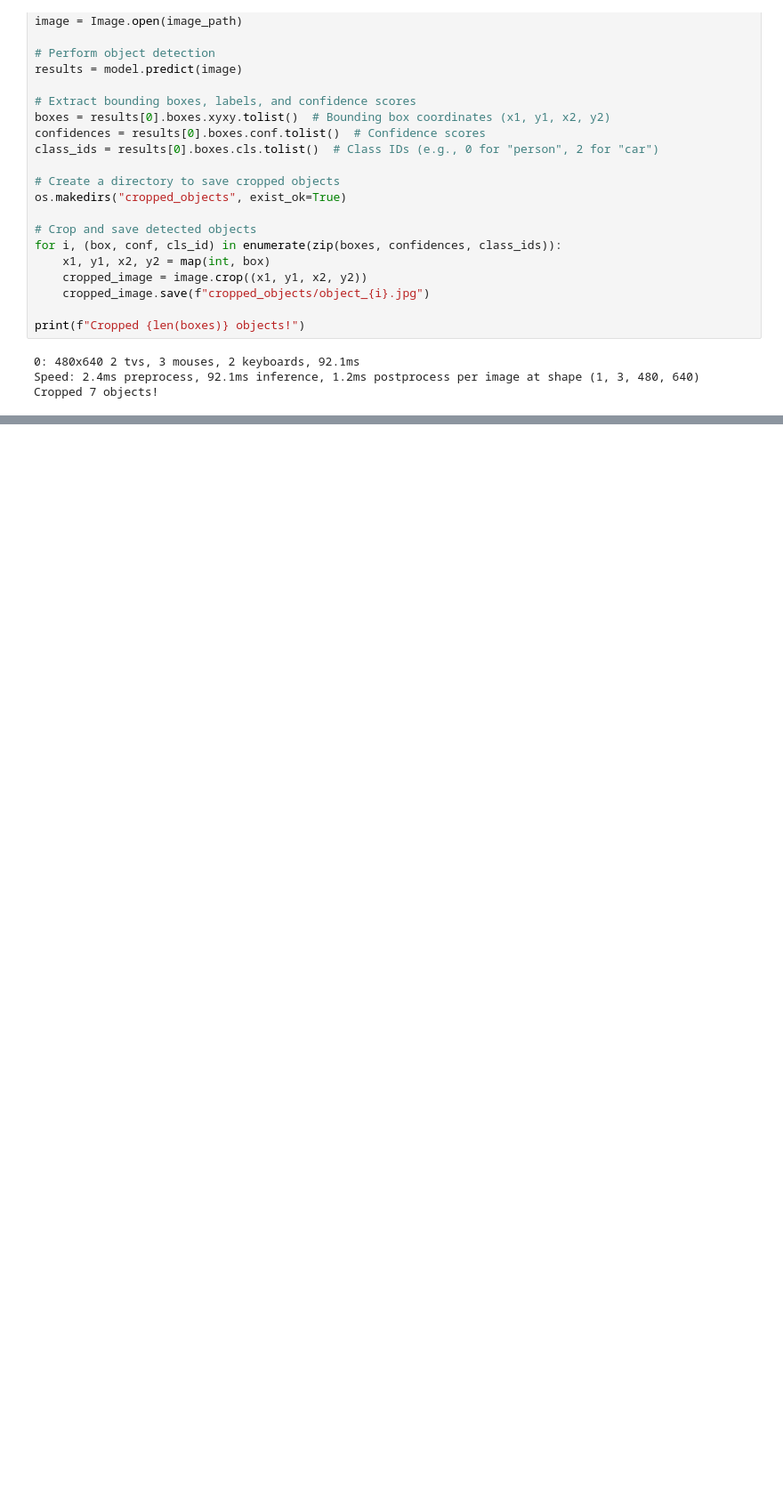
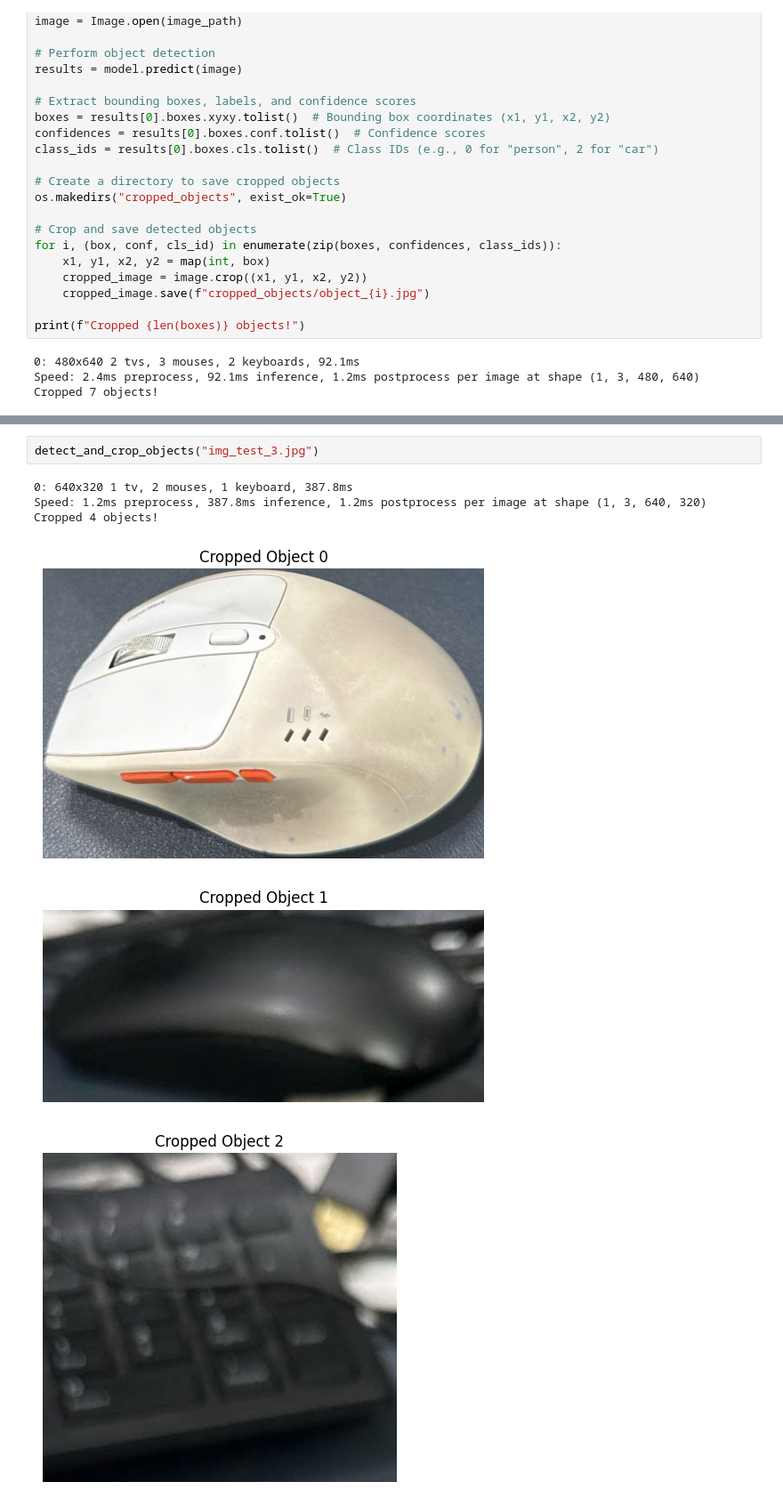
Before and after one commit to thanh54833/model_ai, a Jupyter notebook: notebook/yolo.ipynb, the cells around one changed output, grey strips where cells are left out. Shown at 89% size. Drawn from its saved outputs; the diff is of its cells as text; blank space fills up the shorter version.

```diff
--- a/notebook/yolo.ipynb
+++ b/notebook/yolo.ipynb
@@ -54,0 +157,9 @@ Cropped 7 objects!
+# %%
+detect_and_crop_objects("img_test_3.jpg")
+# %% [output]
+0: 640x320 1 tv, 2 mouses, 1 keyboard, 387.8ms
+Speed: 1.2ms preprocess, 387.8ms inference, 1.2ms postprocess per image at shape (1, 3, 640, 320)
+Cropped 4 objects!
+[figure, added]
+[figure, added]
+[figure, added]
```
Also changed, not shown: parts of 5 cells of this notebook.
